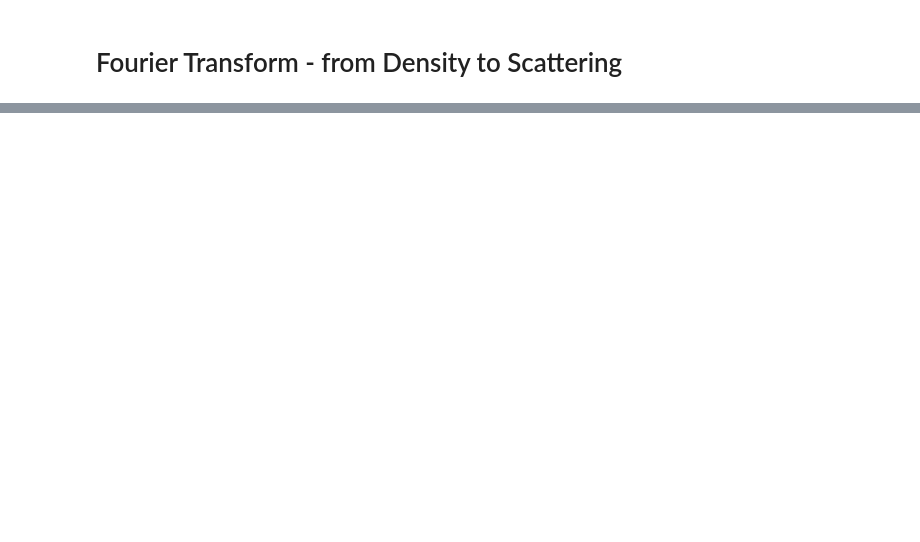
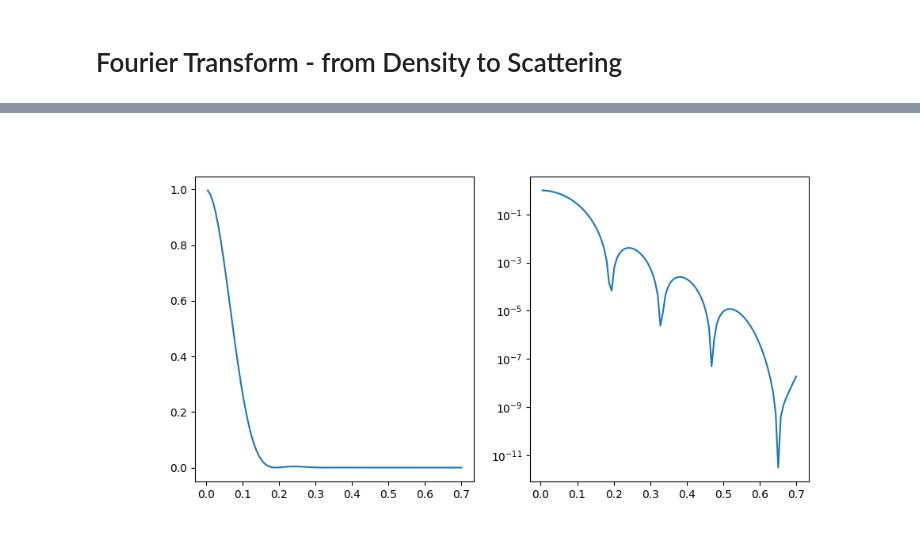
Before and after one commit to molass-saxs/molass-essence, a Jupyter notebook: _sources/chapters/50/fourier.ipynb, the cells around one changed output, grey strips where cells are left out. Drawn from its saved outputs; the diff is of its cells as text; code cells hidden in the pictures; blank space fills up the shorter version.

```diff
--- a/_sources/chapters/50/fourier.ipynb
+++ b/_sources/chapters/50/fourier.ipynb
@@ -35,13 +40,15 @@ ax2.set_xlabel('q (1/Å)')
 # %%
 from importlib import reload
 import molass.SAXS.Models.Formfactors
 reload(molass.SAXS.Models.Formfactors)
 from molass.SAXS.Models.Formfactors import tri_axial_ellipsoid
-I = tri_axial_ellipsoid(q, 30, 24, 18)**2
+I = tri_axial_ellipsoid(q, 30, 24, 18)
 fig, (ax1, ax2) = plt.subplots(ncols=2, figsize=(10, 5))
 ax2.set_yscale('log')
 for ax in ax1, ax2:
     ax.plot(q, I, label='tri_axial_ellipsoid')
+# %% [output]
+[figure, added]
 # %%
 from molass.Shapes import Ellipsoid
 from molass.DensitySpace import VoxelSpace
```
Also changed, not shown: parts of 2 cells of this notebook, 13 other files.
